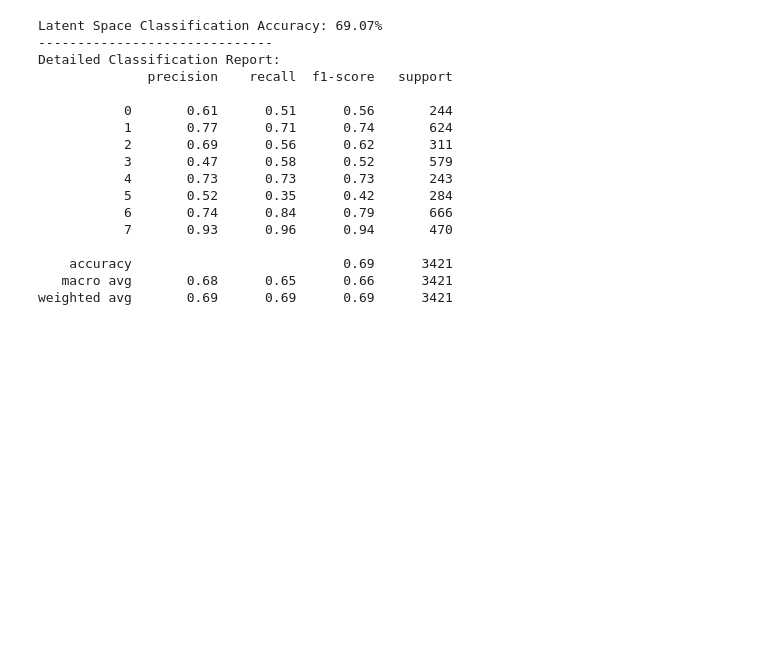
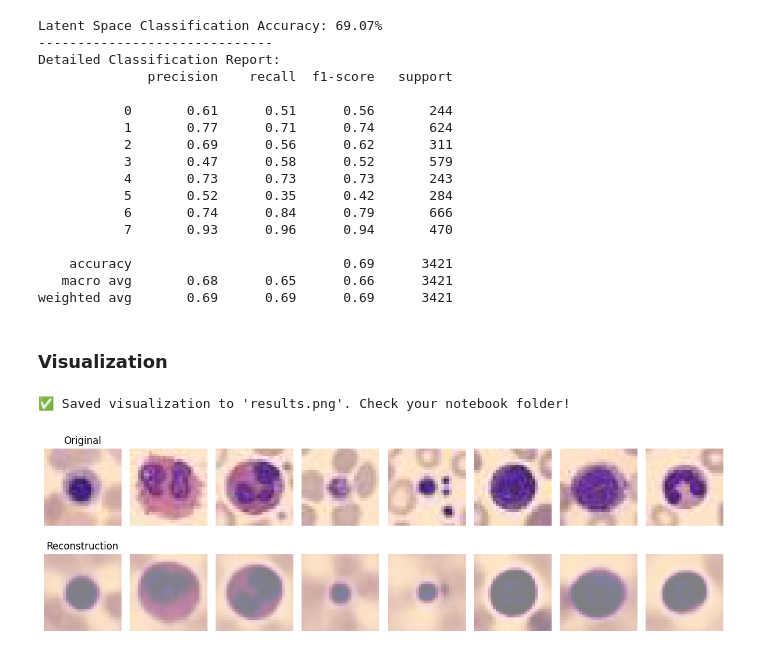
Before and after one commit to JikaelN/BioVAE_Phenotyper, a Jupyter notebook: notebooks/exploration.ipynb, the cells around one changed output. Cells and saved outputs as stored; diff of their text form; code cells hidden in the pictures; blank space fills up the shorter version.

```diff
--- a/notebooks/exploration.ipynb
+++ b/notebooks/exploration.ipynb
@@ -144,3 +143,36 @@ Detailed Classification Report:
     accuracy                           0.69      3421
    macro avg       0.68      0.65      0.66      3421
 weighted avg       0.69      0.69      0.69      3421
+# %% [markdown]
+### Visualization ###
+# %%
+model.eval()
+with torch.no_grad():
+    recon_batch, _, _ = model(data)
+
+fig, axes = plt.subplots(2, 8, figsize=(12, 4)) # 2 rows, 8 columns
+
+# Convert to numpy for plotting
+imgs = data.cpu().numpy()
+recons = recon_batch.cpu().numpy()
+
+for i in range(8):
+    # Original (Top Row)
+    # Un-normalize: (x * 0.5) + 0.5 to map back to [0,1]
+    orig_img = np.transpose(imgs[i], (1, 2, 0)) * 0.5 + 0.5
+    axes[0, i].imshow(orig_img.clip(0, 1))
+    axes[0, i].axis('off')
+    if i == 0: axes[0, i].set_title("Original")
+
+    # Reconstructed (Bottom Row)
+    recon_img = np.transpose(recons[i], (1, 2, 0)) * 0.5 + 0.5
+    axes[1, i].imshow(recon_img.clip(0, 1))
+    axes[1, i].axis('off')
+    if i == 0: axes[1, i].set_title("Reconstruction")
+
+plt.tight_layout()
+plt.savefig("../results.png", dpi=150)
+print("✅ Saved visualization to 'results.png'. Check your notebook folder!")
+# %% [output]
+✅ Saved visualization to 'results.png'. Check your notebook folder!
+[figure, added]
```
Also changed, not shown: parts of 1 cell of this notebook, 1 other file.
